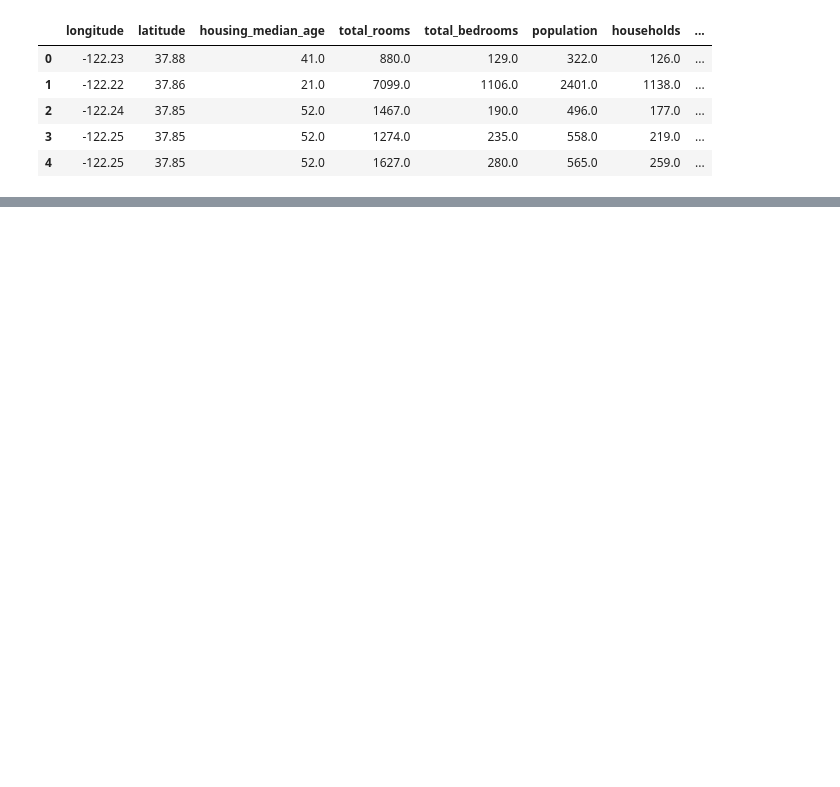
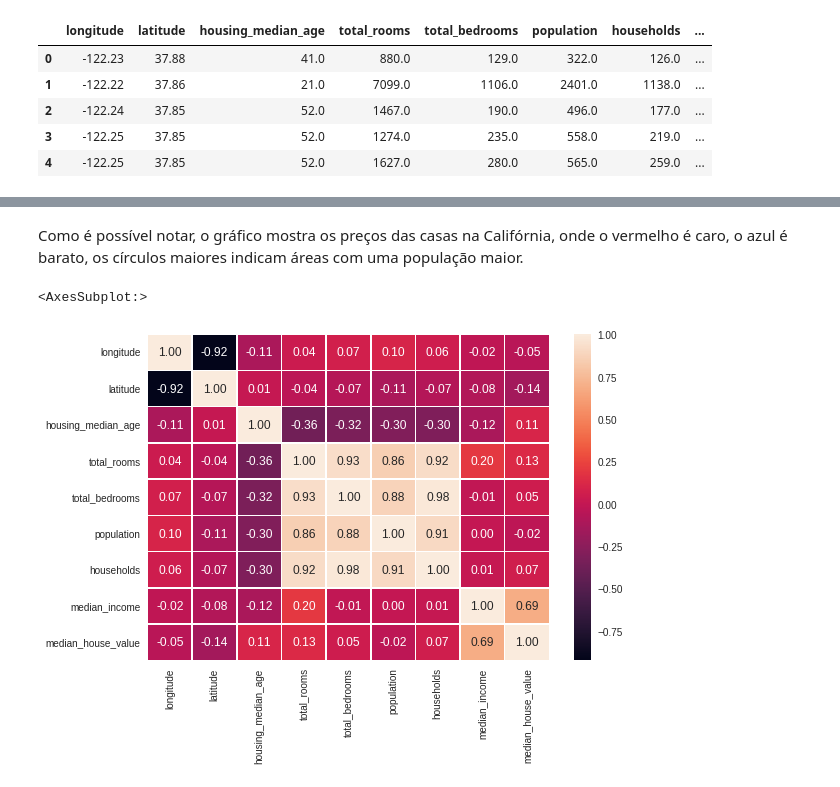
Before and after one commit to alisonpr94/predicao-de-precos-de-casas, a Jupyter notebook: predicao-de-preco.ipynb, the cells around one changed output, grey strips where cells are left out. Cells and saved outputs as stored; diff of their text form; code cells hidden in the pictures; blank space fills up the shorter version.

```diff
--- a/predicao-de-preco.ipynb
+++ b/predicao-de-preco.ipynb
@@ -18,0 +89,9 @@ df.head()
+# %% [markdown]
+Como é possível notar, o gráfico mostra os preços das casas na Califórnia, onde o vermelho é caro, o azul é barato, os círculos maiores indicam áreas com uma população maior.
+# %%
+matriz_corr = df.corr()
+f, ax = plt.subplots(figsize=(9, 6))
+sns.heatmap(matriz_corr, annot=True, fmt=".2f", linewidths=.5, ax=ax)
+# %% [output]
+<AxesSubplot:>
+[figure, added]
```
Also changed, not shown: parts of 36 cells of this notebook, 1 other file.
